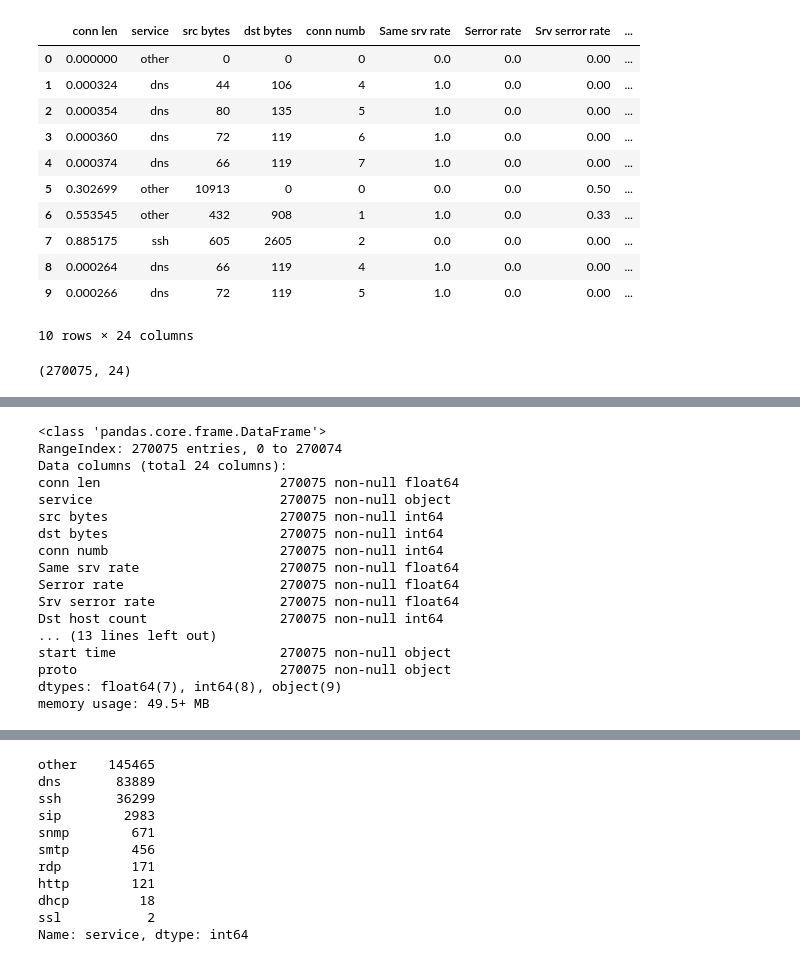
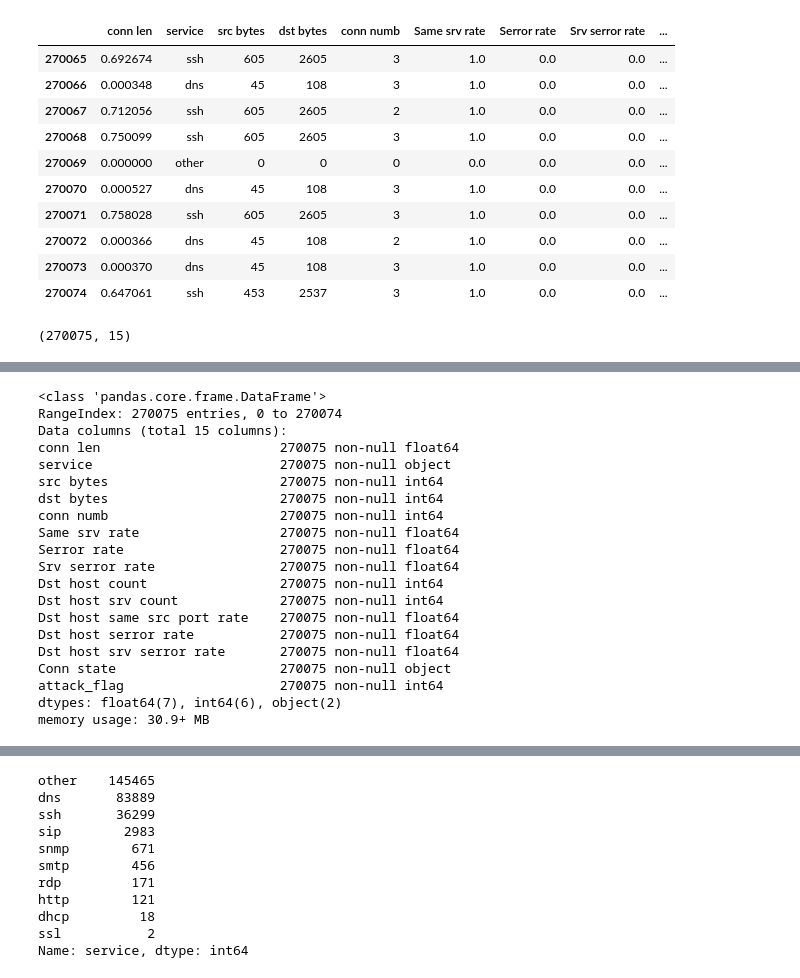
Before and after one commit to m4t22/ml_ids, a Jupyter notebook: dataset_analysis.ipynb, the cells around one changed output, grey strips where cells are left out. Cells and saved outputs as stored; diff of their text form; code cells hidden in the pictures.

Commit message:
dataset analysis part 2 + gitignore file

```diff
--- a/dataset_analysis.ipynb
+++ b/dataset_analysis.ipynb
@@ -5,25 +5,30 @@ import matplotlib.pyplot as plt
 
 data = pd.read_csv("20151212.txt", sep = "\t", header = None)
 data.columns = ["conn len", "service", "src bytes", "dst bytes", "conn numb", "Same srv rate", "Serror rate", "Srv serror rate", "Dst host count", "Dst host srv count", "Dst host same src port rate", "Dst host serror rate", "Dst host srv serror rate", "Conn state", "IDS detection", "Malware detection", "Ashula detection", "attack_flag", "src IP", "src port", "dst IP", "dst port", "start time", "proto"]
+
+# slice dataset up to attack flag column, drop additional features
+data = data.loc[:, :'attack_flag']
+
+# drop software markers
+data = data.drop(["IDS detection", "Malware detection", "Ashula detection"], axis=1)
 # %%
-data.head(10)
+data.tail(10)
 # %% [output]
 |  | conn len | service | src bytes | dst bytes | conn numb | Same srv rate | Serror rate | Srv serror rate | ... |
-| 0 | 0.000000 | other | 0 | 0 | 0 | 0.0 | 0.0 | 0.00 | ... |
-| 1 | 0.000324 | dns | 44 | 106 | 4 | 1.0 | 0.0 | 0.00 | ... |
-| 2 | 0.000354 | dns | 80 | 135 | 5 | 1.0 | 0.0 | 0.00 | ... |
-| 3 | 0.000360 | dns | 72 | 119 | 6 | 1.0 | 0.0 | 0.00 | ... |
-| 4 | 0.000374 | dns | 66 | 119 | 7 | 1.0 | 0.0 | 0.00 | ... |
-| 5 | 0.302699 | other | 10913 | 0 | 0 | 0.0 | 0.0 | 0.50 | ... |
-| 6 | 0.553545 | other | 432 | 908 | 1 | 1.0 | 0.0 | 0.33 | ... |
-| 7 | 0.885175 | ssh | 605 | 2605 | 2 | 0.0 | 0.0 | 0.00 | ... |
-| 8 | 0.000264 | dns | 66 | 119 | 4 | 1.0 | 0.0 | 0.00 | ... |
-| 9 | 0.000266 | dns | 72 | 119 | 5 | 1.0 | 0.0 | 0.00 | ... |
+| 270065 | 0.692674 | ssh | 605 | 2605 | 3 | 1.0 | 0.0 | 0.0 | ... |
+| 270066 | 0.000348 | dns | 45 | 108 | 3 | 1.0 | 0.0 | 0.0 | ... |
+| 270067 | 0.712056 | ssh | 605 | 2605 | 2 | 1.0 | 0.0 | 0.0 | ... |
+| 270068 | 0.750099 | ssh | 605 | 2605 | 3 | 1.0 | 0.0 | 0.0 | ... |
+| 270069 | 0.000000 | other | 0 | 0 | 0 | 0.0 | 0.0 | 0.0 | ... |
+| 270070 | 0.000527 | dns | 45 | 108 | 3 | 1.0 | 0.0 | 0.0 | ... |
+| 270071 | 0.758028 | ssh | 605 | 2605 | 3 | 1.0 | 0.0 | 0.0 | ... |
+| 270072 | 0.000366 | dns | 45 | 108 | 2 | 1.0 | 0.0 | 0.0 | ... |
+| 270073 | 0.000370 | dns | 45 | 108 | 3 | 1.0 | 0.0 | 0.0 | ... |
+| 270074 | 0.647061 | ssh | 453 | 2537 | 3 | 1.0 | 0.0 | 0.0 | ... |
-10 rows × 24 columns
 # %%
 data.shape
 # %% [output]
-(270075, 24)
+(270075, 15)
 # %%
 data.describe()
 # %% [output]
@@ -41,7 +46,7 @@ data.info()
 # %% [output]
 <class 'pandas.core.frame.DataFrame'>
 RangeIndex: 270075 entries, 0 to 270074
-Data columns (total 24 columns):
+Data columns (total 15 columns):
 conn len                       270075 non-null float64
 service                        270075 non-null object
 src bytes                      270075 non-null int64
@@ -51,8 +56,11 @@ Same srv rate                  270075 non-null float64
 Serror rate                    270075 non-null float64
 Srv serror rate                270075 non-null float64
 Dst host count                 270075 non-null int64
-... (13 lines left out)
-start time                     270075 non-null object
-proto                          270075 non-null object
-dtypes: float64(7), int64(8), object(9)
-memory usage: 49.5+ MB
+Dst host srv count             270075 non-null int64
+Dst host same src port rate    270075 non-null float64
+Dst host serror rate           270075 non-null float64
+Dst host srv serror rate       270075 non-null float64
+Conn state                     270075 non-null object
+attack_flag                    270075 non-null int64
+dtypes: float64(7), int64(6), object(2)
+memory usage: 30.9+ MB
```
Also changed, not shown: parts of 8 cells of this notebook, 1 other file.
